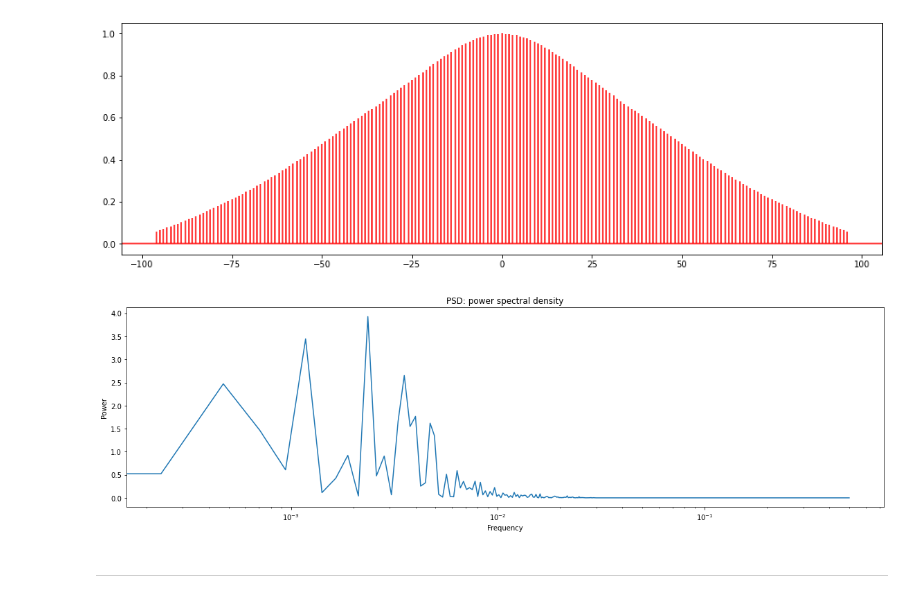
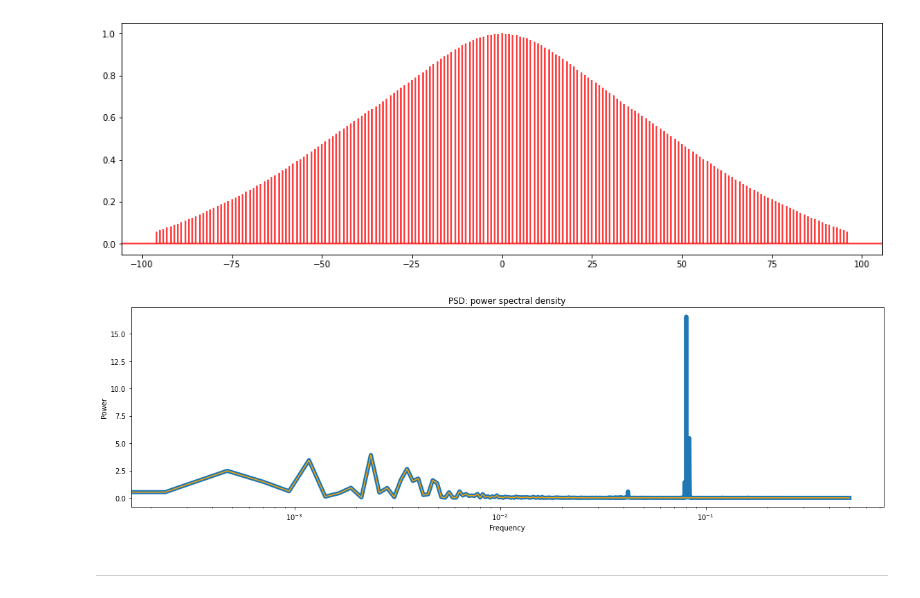
Before and after one commit to diodon/QIMOS, a Jupyter notebook: Code/Python/Notebooks/removeTIDE.ipynb, the cells around one changed output. Drawn from its saved outputs; the diff is of its cells as text; code cells hidden in the pictures.

Commit message:
compare periodograms

```diff
--- a/Code/Python/Notebooks/removeTIDE.ipynb
+++ b/Code/Python/Notebooks/removeTIDE.ipynb
@@ -141,6 +141,7 @@ print(uu.shape)
 (4251,)
 (4251,)
 # %%
+plt.rcParams['figure.figsize'] = (16,5)
 UCURhour.plot(aspect=2, size=7)
 # %% [output]
 [<matplotlib.lines.Line2D at 0x...>]
@@ -149,10 +150,10 @@ UCURhour.plot(aspect=2, size=7)
 The spectral density of the series:
 # %%
 #freqs, psd = signal.welch(UCURhour.values[:,0], 1024, scaling='spectrum')
-freqs, psd = signal.periodogram(UCURhour.values[:,0], 10e3)
+freqs_ori, psd_ori = signal.periodogram(UCURhour.values[:,0], 1)
 
 
-plt.semilogx(freqs, psd)
+plt.semilogx(freqs_ori, psd_ori)
 plt.title('PSD: power spectral density')
 plt.xlabel('Frequency')
 plt.ylabel('Power')
@@ -258,15 +260,15 @@ acorr = plt.acorr(UCURlp, color='r', maxlags=96)
 # %%
 #freqs, psd = signal.welch(UCURlp)
 freqs, psd = signal.periodogram(UCURlp)
 
-
-plt.semilogx(freqs, psd)
+plt.semilogx(freqs_ori, psd_ori, linewidth=6)
+plt.semilogx(freqs, psd, color='orange')
 plt.title('PSD: power spectral density')
 plt.xlabel('Frequency')
 plt.ylabel('Power')
 plt.tight_layout()
 # %% [output]
-[figure, old version]
+[figure, new version]
 # %% [markdown]
 -----------------------------
 # %% [markdown]
```
Also changed, not shown: parts of 14 cells of this notebook.
